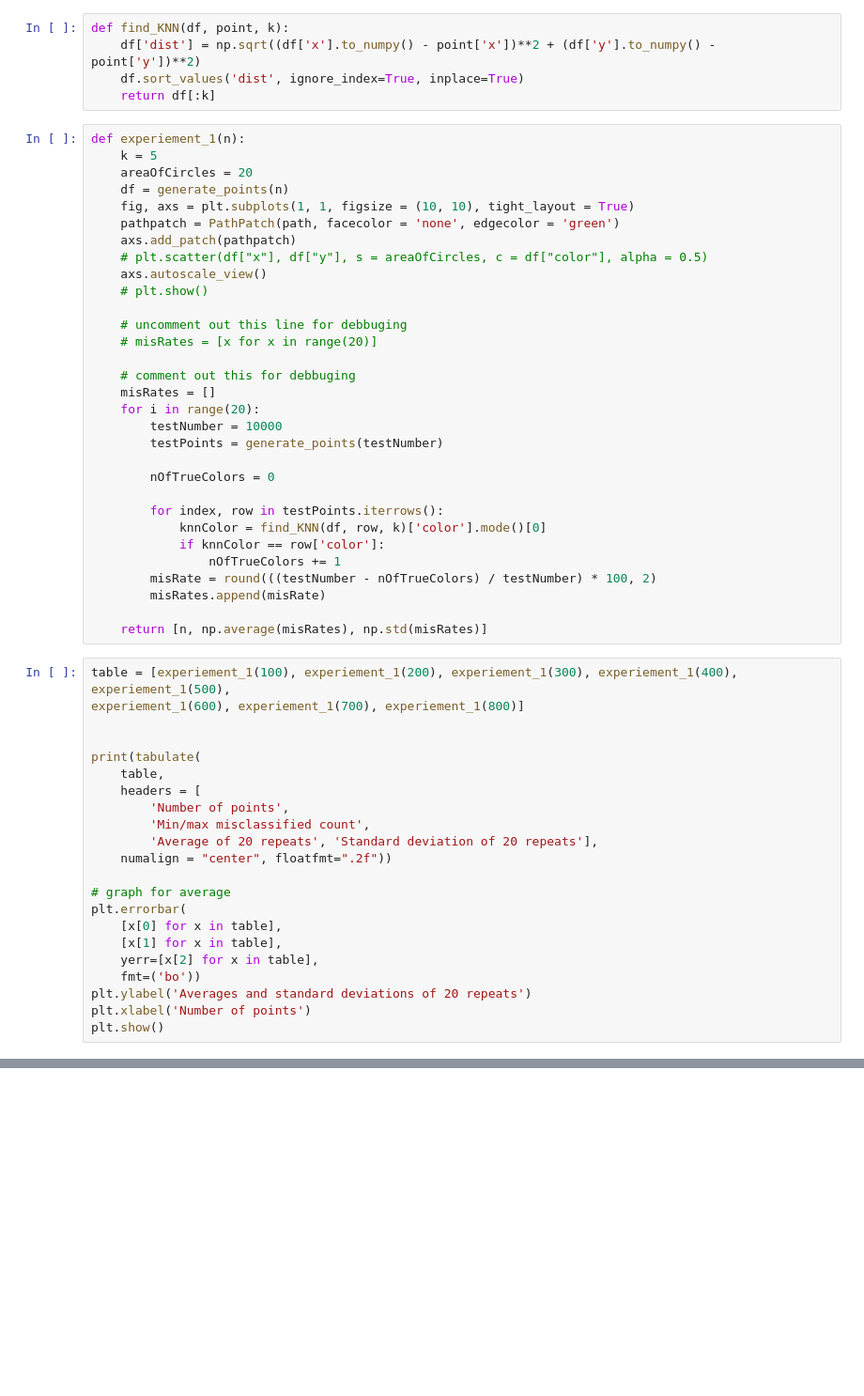
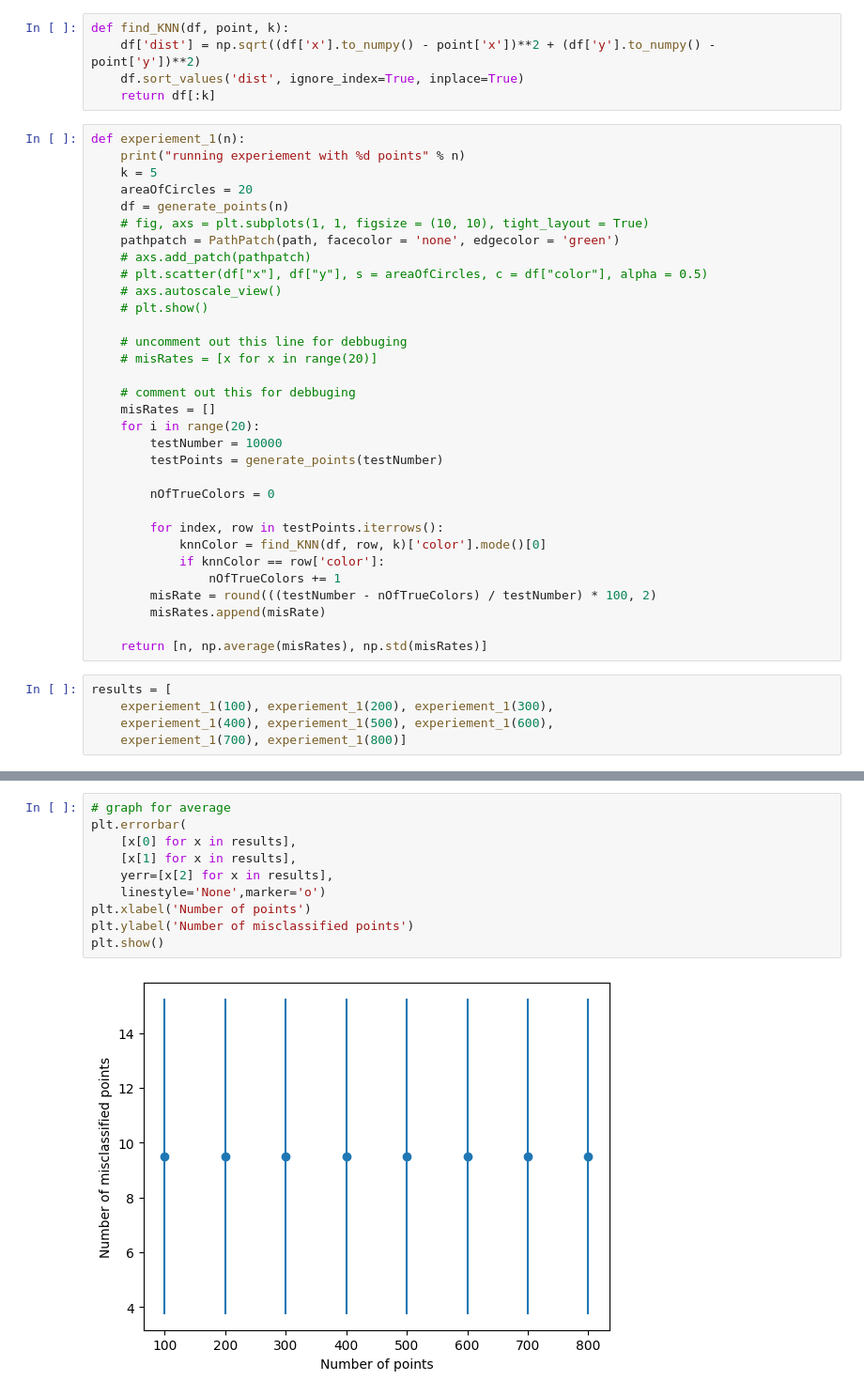
Before and after one commit to sohiyel/SCIP-3-5, a Jupyter notebook: experiment-1.ipynb, the cells around one changed output, grey strips where cells are left out. Shown at 94% size. Saved outputs shown, nothing was run; the diff lists cells and outputs as text; blank space fills up the shorter version.

Commit message:
update: update the representation of figure

```diff
--- a/experiment-1.ipynb
+++ b/experiment-1.ipynb
@@ -61,14 +61,15 @@ def find_KNN(df, point, k):
     return df[:k]
 # %%
 def experiement_1(n):
+    print("running experiement with %d points" % n)
     k = 5
     areaOfCircles = 20
     df = generate_points(n)
-    fig, axs = plt.subplots(1, 1, figsize = (10, 10), tight_layout = True)
+    # fig, axs = plt.subplots(1, 1, figsize = (10, 10), tight_layout = True)
     pathpatch = PathPatch(path, facecolor = 'none', edgecolor = 'green')
-    axs.add_patch(pathpatch)
+    # axs.add_patch(pathpatch)
     # plt.scatter(df["x"], df["y"], s = areaOfCircles, c = df["color"], alpha = 0.5)
-    axs.autoscale_view()
+    # axs.autoscale_view()
     # plt.show()
 
     # uncomment out this line for debbuging
@@ -91,25 +92,8 @@ def experiement_1(n):
 
     return [n, np.average(misRates), np.std(misRates)]
 # %%
-table = [experiement_1(100), experiement_1(200), experiement_1(300), experiement_1(400), experiement_1(500),
-experiement_1(600), experiement_1(700), experiement_1(800)]
-
-
-print(tabulate(
-    table,
-    headers = [
-        'Number of points',
-        'Min/max misclassified count',
-        'Average of 20 repeats', 'Standard deviation of 20 repeats'],
-    numalign = "center", floatfmt=".2f"))
-
-# graph for average
-plt.errorbar(
-    [x[0] for x in table],
-    [x[1] for x in table],
-    yerr=[x[2] for x in table],
-    fmt=('bo'))
-plt.ylabel('Averages and standard deviations of 20 repeats')
-plt.xlabel('Number of points')
-plt.show()
+results = [
+    experiement_1(100), experiement_1(200), experiement_1(300),
+    experiement_1(400), experiement_1(500), experiement_1(600),
+    experiement_1(700), experiement_1(800)]
 # %% [output]
@@ -135,0 +108,12 @@ plt.show()
+# %%
+# graph for average
+plt.errorbar(
+    [x[0] for x in results],
+    [x[1] for x in results],
+    yerr=[x[2] for x in results],
+    linestyle='None',marker='o')
+plt.xlabel('Number of points')
+plt.ylabel('Number of misclassified points')
+plt.show()
+# %% [output]
+[figure, added]
```
Also changed, not shown: parts of 3 cells of this notebook.
